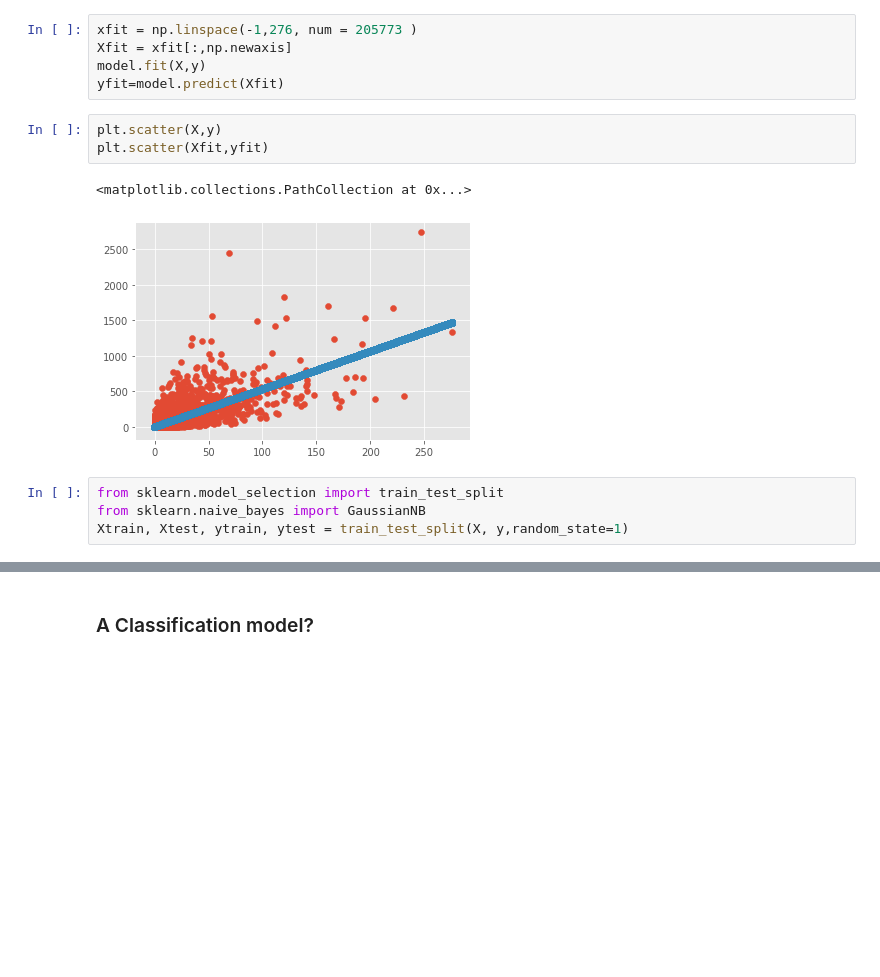
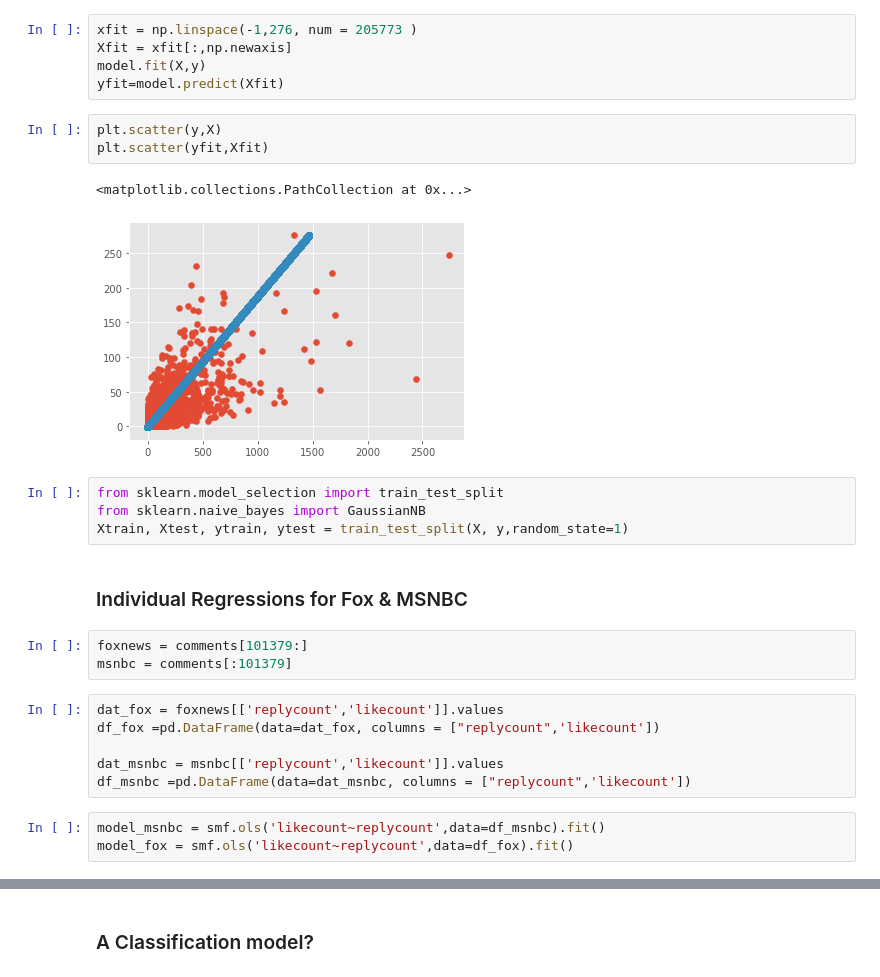
Before and after one commit to markgallo/SocialNetWorkAnalysis, a Jupyter notebook: Thesis.ipynb, the cells around one changed output, grey strips where cells are left out. Cells and saved outputs as stored; diff of their text form; blank space fills up the shorter version.

```diff
--- a/Thesis.ipynb
+++ b/Thesis.ipynb
@@ -721,12 +721,26 @@ Xfit = xfit[:,np.newaxis]
 model.fit(X,y)
 yfit=model.predict(Xfit)
 # %%
-plt.scatter(X,y)
-plt.scatter(Xfit,yfit)
+plt.scatter(y,X)
+plt.scatter(yfit,Xfit)
 # %% [output]
 <matplotlib.collections.PathCollection at 0x...>
-[figure, old version]
+[figure, new version]
 # %%
 from sklearn.model_selection import train_test_split
 from sklearn.naive_bayes import GaussianNB
 Xtrain, Xtest, ytrain, ytest = train_test_split(X, y,random_state=1)
+# %% [markdown]
+### Individual Regressions for Fox & MSNBC
+# %%
+foxnews = comments[101379:]
+msnbc = comments[:101379]
+# %%
+dat_fox = foxnews[['replycount','likecount']].values
+df_fox =pd.DataFrame(data=dat_fox, columns = ["replycount",'likecount'])
+
+dat_msnbc = msnbc[['replycount','likecount']].values
+df_msnbc =pd.DataFrame(data=dat_msnbc, columns = ["replycount",'likecount'])
+# %%
+model_msnbc = smf.ols('likecount~replycount',data=df_msnbc).fit()
+model_fox = smf.ols('likecount~replycount',data=df_fox).fit()
```
Also changed, not shown: parts of 12 cells of this notebook.
